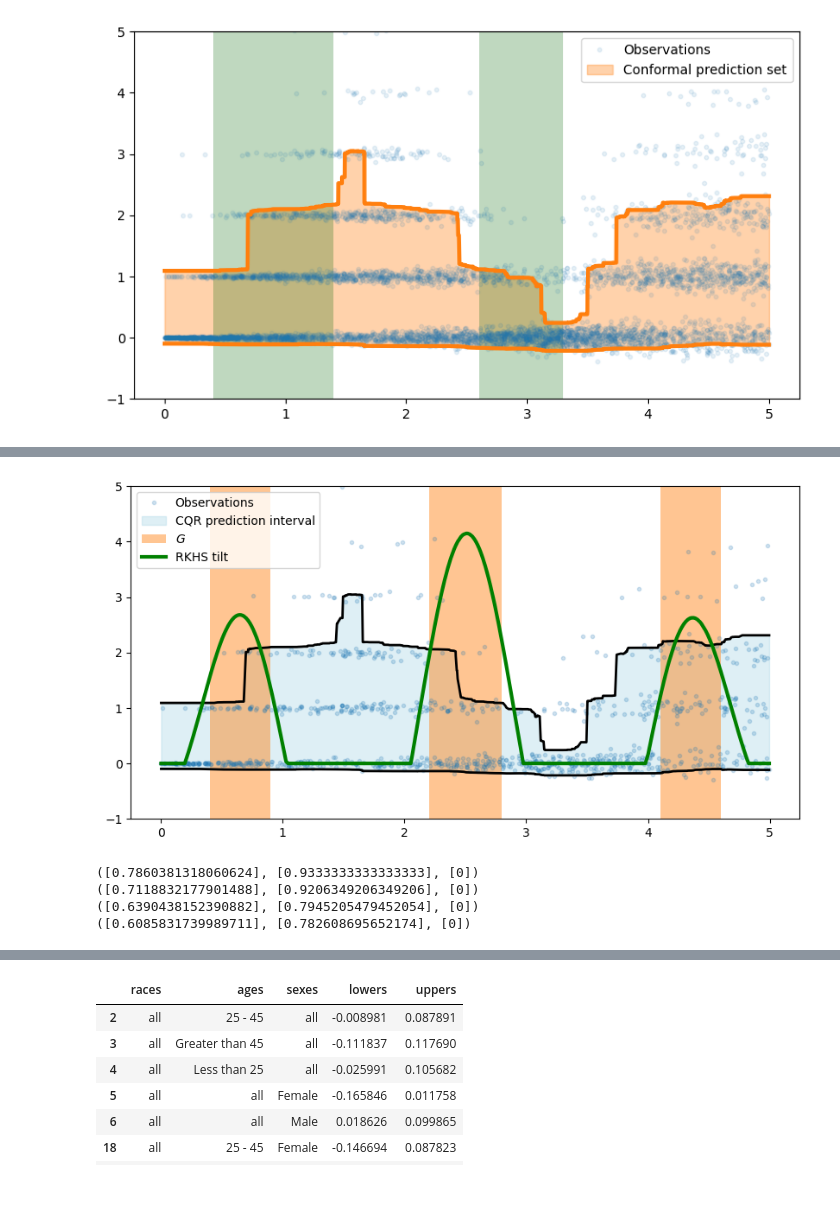
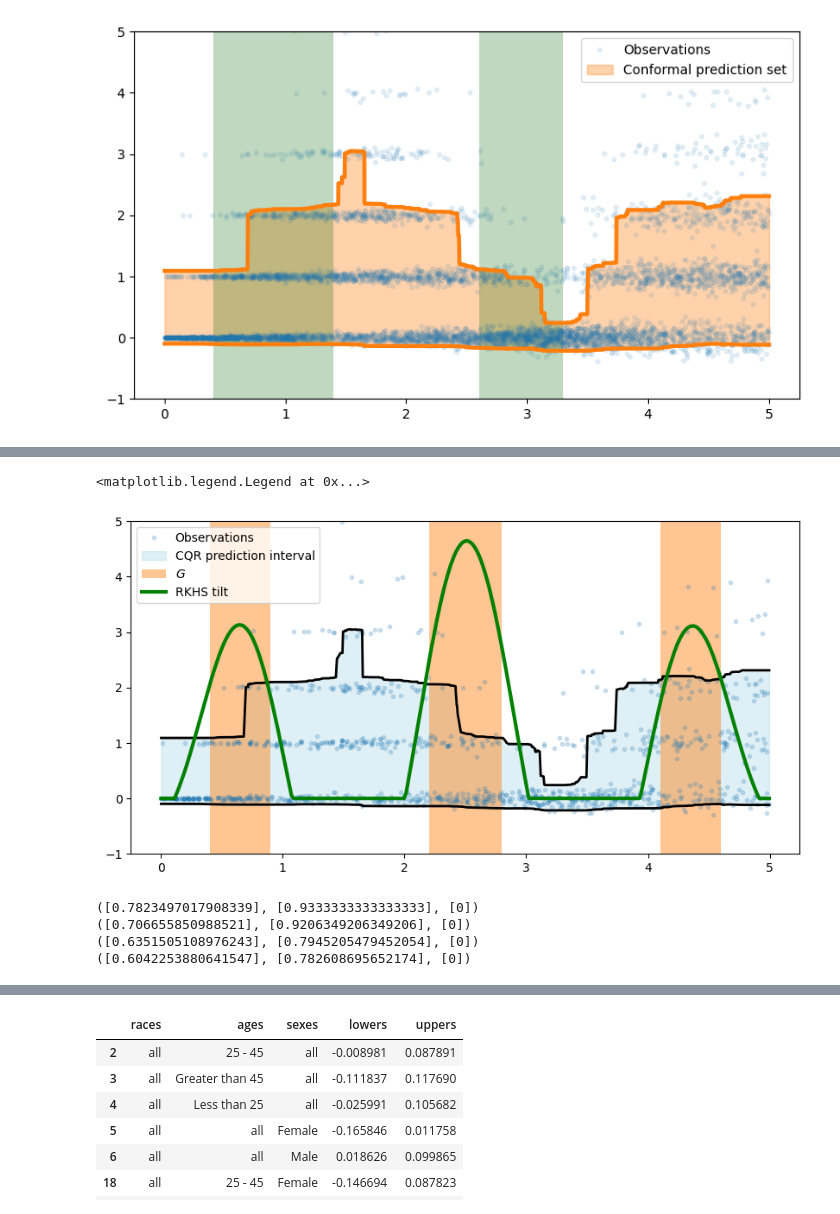
Before and after one commit to jjcherian/fairaudit, a Jupyter notebook: notebooks/Synthetic Validation.ipynb, the cells around one changed output, grey strips where cells are left out. Drawn from its saved outputs; the diff is of its cells as text; code cells hidden in the pictures.

```diff
--- a/notebooks/Synthetic Validation.ipynb
+++ b/notebooks/Synthetic Validation.ipynb
@@ -263,7 +237,7 @@ ax2.plot(np.arange(0, 5, 0.2) + 0.1, bounds)
 # %%
 import pandas as pd
 
-audit_trail = pd.read_csv('../../oos_data.csv', index_col=0)
+audit_trail = pd.read_csv('../data/oos_data.csv', index_col=0)
 
 rng = np.random.default_rng(seed=0)
 
@@ -285,28 +259,6 @@ plt.axvspan(0.4, 1.4, facecolor='darkgreen', alpha=0.25)
 plt.axvspan(2.6, 3.3, facecolor='darkgreen', alpha=0.25)
 plt.ylim(-1,5)
 plt.legend()
-plt.savefig('cqr_preview.pdf')
+plt.savefig('figures/cqr_preview.pdf')
 # %% [output]
 [figure]
-# %%
-import pandas as pd
-
-audit_trail = pd.read_csv('../../oos_data.csv', index_col=0)
-
-rng = np.random.default_rng(seed=0)
-
-sample_size = 800
-audit_trail_sample = audit_trail.sample(n=sample_size, replace=True, random_state=rng)
-
-plt.figure(figsize=(8,6))
-plt.plot(audit_trail_sample['x'], audit_trail_sample['y'], '.', alpha = 0.3)
-plt.plot(audit_trail_sample['x'], audit_trail_sample['z1'], '.', color='#ff7f0e')
-plt.plot(audit_trail_sample['x'], audit_trail_sample['z2'], '.', color='#ff7f0e')
-plt.plot(audit_trail_sample['x'], 3 * norm.pdf(audit_trail_sample['x'] - 2.1, scale=np.sqrt(0.1)),
-         '.', color='darkgreen')
-plt.plot(audit_trail_sample['x'], 3 * norm.pdf(audit_trail_sample['x'] - 4.1, scale=np.sqrt(0.1)),
-         '.', color='darkred')
-plt.plot(audit_trail_sample['x'], 3 * norm.pdf(audit_trail_sample['x'] - 1.1, scale=np.sqrt(0.1)),
-         '.', color='darkblue')
-plt.ylim(-1,5)
-# plt.savefig("localized_cqr.pdf")
@@ -335,36 +284,37 @@ L = np.linalg.cholesky(K)
 w = cp.Variable((len(X), 1))
 c = cp.Variable()
 
 filters = (X <= 2.8) & (X >= 2.2)
 filters |= (X >= 0.4) & (X <= 0.9)
 filters |= (X >= 4.1) & (X <= 4.6)
 
 target = 10* (filters).astype(int) - 3
 
 
 plt.figure(figsize=(10,5))
 plt.plot(audit_trail_sample['x'], audit_trail_sample['y'], '.', alpha=0.2, label='Observations')
 plt.plot(X.flatten(), Z1, color='k', lw=2)
 plt.plot(X.flatten(), Z2, color='k', lw=2)
 plt.fill_between(X.flatten(), Z1, Z2, color='lightblue', alpha=0.4, label='CQR prediction interval')
 # plt.plot(X.flatten(), filters.astype(int) * 3, '.')
 plt.axvspan(0.4, 0.9, facecolor='#ff7f0e', alpha=0.45, label=f'$G$')
 plt.axvspan(2.2, 2.8, facecolor='#ff7f0e', alpha=0.45)
 plt.axvspan(4.1, 4.6, facecolor='#ff7f0e', alpha=0.45)
 
 plt.ylim(-1, 5)
 
-lmbda = 0.1
+lmbda = 1
 obj = cp.Minimize(cp.sum_squares(L @ w - target) - lmbda * c)
-constraints = [cp.norm(w) <= 2, cp.sum(L @ w) >= c]
+constraints = [cp.norm(w) <= 1, cp.sum(L @ w) >= c]
 prob = cp.Problem(obj, constraints)
 prob.solve(solver='MOSEK')
 
-real_w = np.linalg.solve(L.T, w.value/2)
+real_w = np.linalg.solve(L.T, w.value/np.linalg.norm(w.value))
 
 plt.plot(X.flatten(), 8 * (K @ real_w).clip(0), color='green', lw=3, label='RKHS tilt')
 plt.legend()
-plt.savefig('interval_union_rkhs_fit.pdf')
+# plt.savefig('figures/interval_union_rkhs_fit.pdf')
 # %% [output]
+<matplotlib.legend.Legend at 0x...>
-[figure, old version]
+[figure, new version]
 # %%
@@ -378,10 +325,8 @@ auditor = Auditor(
     metric=Metric('equalized_coverage')
 )
 # %%
-from groups import get_rectangles
-
 discretization = np.arange(0, 5, 0.1)
-intervals_at = get_rectangles(audit_trail_sample['x'].to_numpy().reshape(-1,1), {0:discretization})
+intervals_at = get_rectangles(X, {0:discretization})
 
 auditor.calibrate_groups(
     alpha=0.1,
@@ -401,10 +346,10 @@ print(auditor.query_group(filters2))
 print(auditor.query_group(filters3))
 print(auditor.query_group(filters4))
 # %% [output]
-([0.7860381318060624], [0.9333333333333333], [0])
-([0.7118832177901488], [0.9206349206349206], [0])
-([0.6390438152390882], [0.7945205479452054], [0])
-([0.6085831739989711], [0.782608695652174], [0])
+([0.7823497017908339], [0.9333333333333333], [0])
+([0.706655850988521], [0.9206349206349206], [0])
+([0.6351505108976243], [0.7945205479452054], [0])
+([0.6042253880641547], [0.782608695652174], [0])
 # %%
 auditor.calibrate_rkhs(
     alpha=0.1,
```
Also changed, not shown: parts of 19 cells of this notebook, 5 other files.
